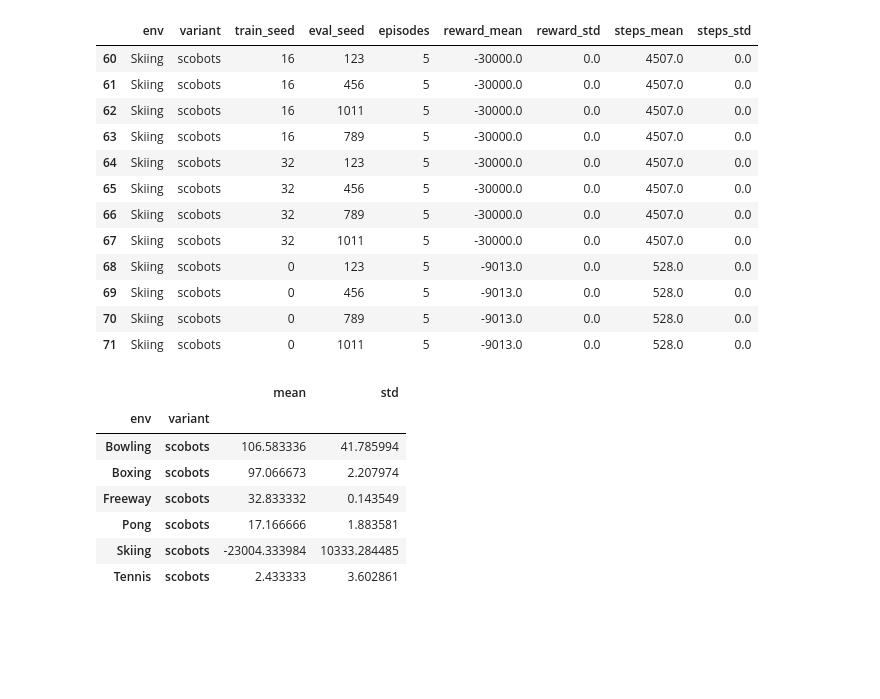
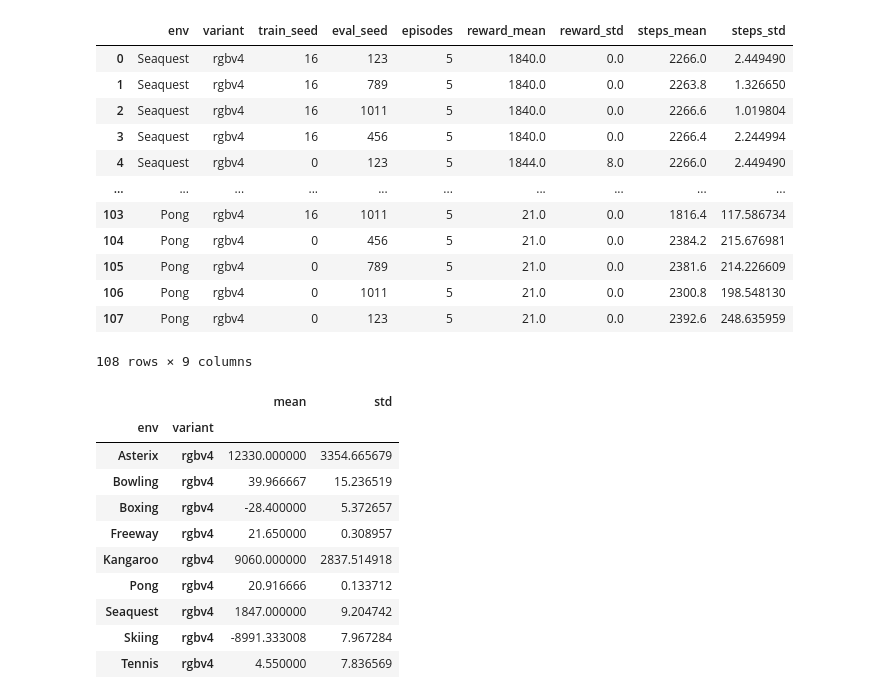
Before and after one commit to k4ntz/SCoBots, a Jupyter notebook: baselines/aggregate.ipynb, the cells around one changed output. Drawn from its saved outputs; the diff is of its cells as text; code cells hidden in the pictures; blank space fills up the shorter version.

```diff
--- a/baselines/aggregate.ipynb
+++ b/baselines/aggregate.ipynb
@@ -1,25 +1,25 @@
 # %%
 import pandas as pd
 
-df = pd.read_pickle("scobots-v2_eval_results.pkl")
-df[df["env"] == "Skiing"].sort_values(by=["reward_mean"])
-#df
+df = pd.read_pickle("rgb-v4_eval_results.pkl")
+#df[df["env"] == "Skiing"].sort_values(by=["reward_mean"])
+df
 #df = df.drop(df[(df.score < 50) & (df.score > 20)].index)
 #df[df["env"] == "Pong"]
 # %% [output]
 |  | env | variant | train_seed | eval_seed | episodes | reward_mean | reward_std | steps_mean | steps_std |
-| 60 | Skiing | scobots | 16 | 123 | 5 | -30000.0 | 0.0 | 4507.0 | 0.0 |
-| 61 | Skiing | scobots | 16 | 456 | 5 | -30000.0 | 0.0 | 4507.0 | 0.0 |
-| 62 | Skiing | scobots | 16 | 1011 | 5 | -30000.0 | 0.0 | 4507.0 | 0.0 |
-| 63 | Skiing | scobots | 16 | 789 | 5 | -30000.0 | 0.0 | 4507.0 | 0.0 |
-| 64 | Skiing | scobots | 32 | 123 | 5 | -30000.0 | 0.0 | 4507.0 | 0.0 |
-| 65 | Skiing | scobots | 32 | 456 | 5 | -30000.0 | 0.0 | 4507.0 | 0.0 |
-| 66 | Skiing | scobots | 32 | 789 | 5 | -30000.0 | 0.0 | 4507.0 | 0.0 |
-| 67 | Skiing | scobots | 32 | 1011 | 5 | -30000.0 | 0.0 | 4507.0 | 0.0 |
-| 68 | Skiing | scobots | 0 | 123 | 5 | -9013.0 | 0.0 | 528.0 | 0.0 |
-| 69 | Skiing | scobots | 0 | 456 | 5 | -9013.0 | 0.0 | 528.0 | 0.0 |
-| 70 | Skiing | scobots | 0 | 789 | 5 | -9013.0 | 0.0 | 528.0 | 0.0 |
-| 71 | Skiing | scobots | 0 | 1011 | 5 | -9013.0 | 0.0 | 528.0 | 0.0 |
+| 0 | Seaquest | rgbv4 | 16 | 123 | 5 | 1840.0 | 0.0 | 2266.0 | 2.449490 |
+| 1 | Seaquest | rgbv4 | 16 | 789 | 5 | 1840.0 | 0.0 | 2263.8 | 1.326650 |
+| 2 | Seaquest | rgbv4 | 16 | 1011 | 5 | 1840.0 | 0.0 | 2266.6 | 1.019804 |
+| 3 | Seaquest | rgbv4 | 16 | 456 | 5 | 1840.0 | 0.0 | 2266.4 | 2.244994 |
+| 4 | Seaquest | rgbv4 | 0 | 123 | 5 | 1844.0 | 8.0 | 2266.0 | 2.449490 |
+| ... | ... | ... | ... | ... | ... | ... | ... | ... | ... |
+| 103 | Pong | rgbv4 | 16 | 1011 | 5 | 21.0 | 0.0 | 1816.4 | 117.586734 |
+| 104 | Pong | rgbv4 | 0 | 456 | 5 | 21.0 | 0.0 | 2384.2 | 215.676981 |
+| 105 | Pong | rgbv4 | 0 | 789 | 5 | 21.0 | 0.0 | 2381.6 | 214.226609 |
+| 106 | Pong | rgbv4 | 0 | 1011 | 5 | 21.0 | 0.0 | 2300.8 | 198.548130 |
+| 107 | Pong | rgbv4 | 0 | 123 | 5 | 21.0 | 0.0 | 2392.6 | 248.635959 |
+108 rows × 9 columns
 # %%
 grouped = df.groupby(["env", "variant"])
 
@@ -27,9 +27,12 @@ grouped["reward_mean"].agg(["mean", "std"])
 # %% [output]
 |  |  | mean | std |
 | env | variant |  |  |
-| Bowling | scobots | 106.583336 | 41.785994 |
-| Boxing | scobots | 97.066673 | 2.207974 |
-| Freeway | scobots | 32.833332 | 0.143549 |
-| Pong | scobots | 17.166666 | 1.883581 |
-| Skiing | scobots | -23004.333984 | 10333.284485 |
-| Tennis | scobots | 2.433333 | 3.602861 |
+| Asterix | rgbv4 | 12330.000000 | 3354.665679 |
+| Bowling | rgbv4 | 39.966667 | 15.236519 |
+| Boxing | rgbv4 | -28.400000 | 5.372657 |
+| Freeway | rgbv4 | 21.650000 | 0.308957 |
+| Kangaroo | rgbv4 | 9060.000000 | 2837.514918 |
+| Pong | rgbv4 | 20.916666 | 0.133712 |
+| Seaquest | rgbv4 | 1847.000000 | 9.204742 |
+| Skiing | rgbv4 | -8991.333008 | 7.967284 |
+| Tennis | rgbv4 | 4.550000 | 7.836569 |
```
Also changed, not shown: 4 other files.
